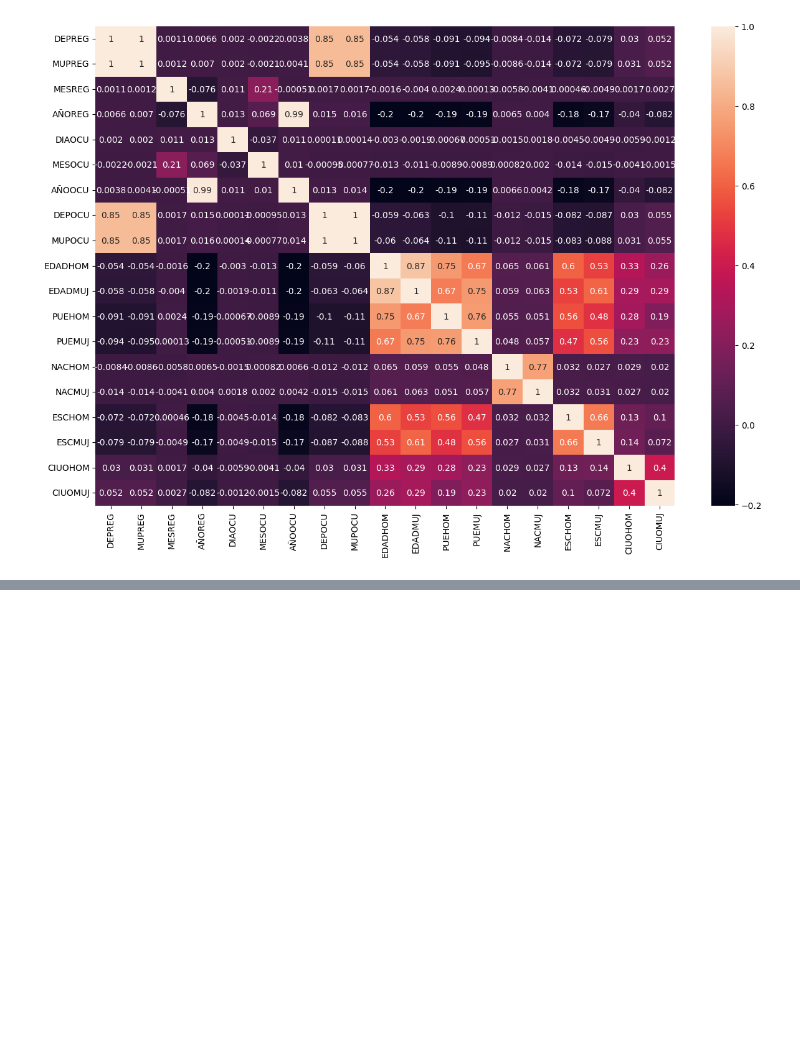
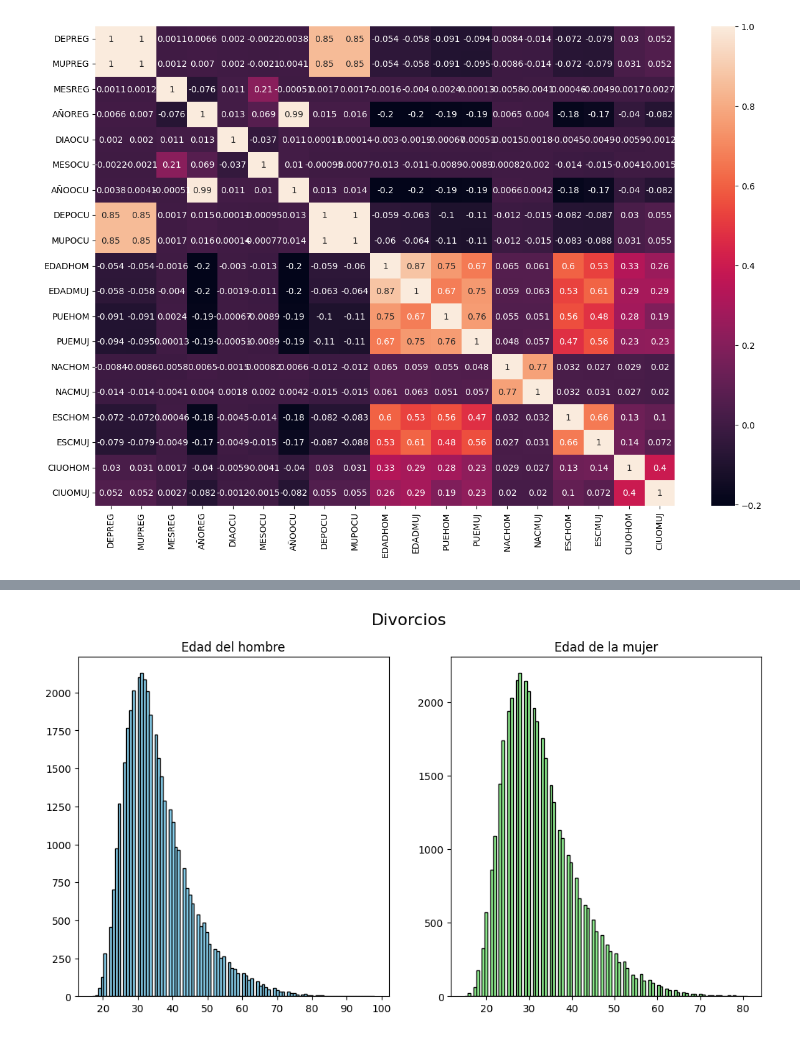
Before and after one commit to DanielRasho/MD-Proyecto3, a Jupyter notebook: ReporteFinal.ipynb, the cells around one changed output, grey strips where cells are left out. Saved outputs shown, nothing was run; the diff lists cells and outputs as text; code cells hidden in the pictures; blank space fills up the shorter version.

Commit message:
feat: clean data with marriages and divorces

```diff
--- a/ReporteFinal.ipynb
+++ b/ReporteFinal.ipynb
@@ -228,0 +282,21 @@ ValueError: could not convert string to float: 'Guatemala'
+# %%
+df_filtered = divorces_df[(divorces_df['EDADHOM'] != 999) & (divorces_df['EDADMUJ'] != 999)]
+
+# Plotting histograms
+plt.figure(figsize=(12, 6))
+
+# General title
+plt.suptitle('Divorcios', fontsize=16)
+
+# Plotting variable_1
+plt.subplot(1, 2, 1)
+plt.hist(df_filtered['EDADHOM'], bins=100, color='skyblue', edgecolor='black')
+plt.title('Edad del hombre')
+
+# Plotting variable_2
+plt.subplot(1, 2, 2)
+plt.hist(df_filtered['EDADMUJ'], bins=100, color='lightgreen', edgecolor='black')
+plt.title('Edad de la mujer')
+%matplotlib inline
+# %% [output]
+[figure, added]
```
Also changed, not shown: parts of 14 cells of this notebook, 2 other files.
